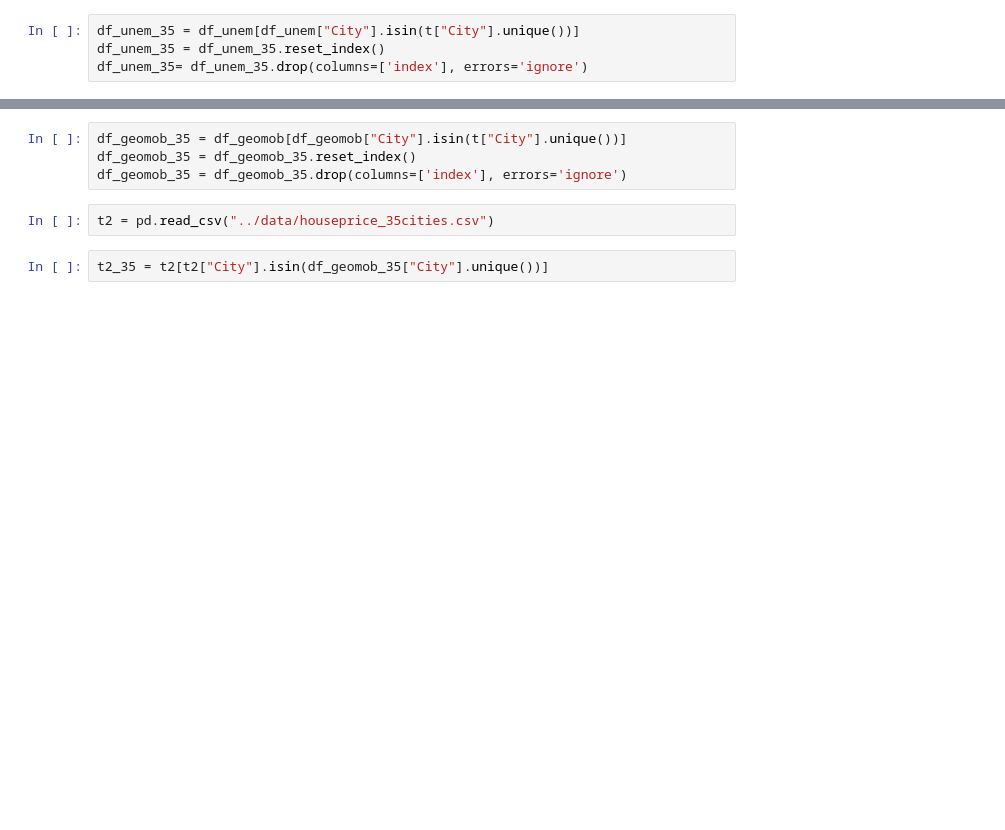
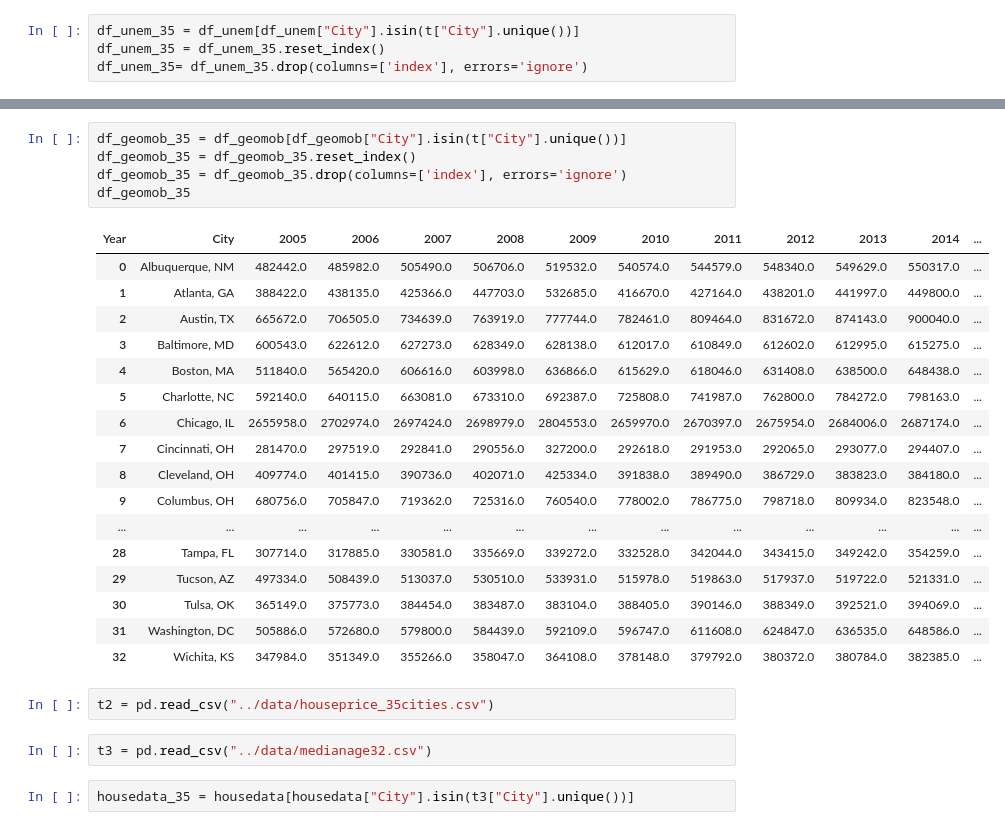
Before and after one commit to ArnavGupta22/PropertyPulse, a Jupyter notebook: djangoProject/djangoProject/DataProcessing/data_processing.ipynb, the cells around one changed output, grey strips where cells are left out. Cells and saved outputs as stored; diff of their text form; blank space fills up the shorter version.

Commit message:
Final data cleanup

```diff
--- a/djangoProject/djangoProject/DataProcessing/data_processing.ipynb
+++ b/djangoProject/djangoProject/DataProcessing/data_processing.ipynb
@@ -461,8 +518,29 @@ df_income_35= df_income_35.drop(columns=['index'], errors='ignore')
 # %%
 df_geomob_35 = df_geomob[df_geomob["City"].isin(t["City"].unique())]
 df_geomob_35 = df_geomob_35.reset_index()
 df_geomob_35 = df_geomob_35.drop(columns=['index'], errors='ignore')
+df_geomob_35
+# %% [output]
+| Year | City | 2005 | 2006 | 2007 | 2008 | 2009 | 2010 | 2011 | 2012 | 2013 | 2014 | ... |
+| 0 | Albuquerque, NM | 482442.0 | 485982.0 | 505490.0 | 506706.0 | 519532.0 | 540574.0 | 544579.0 | 548340.0 | 549629.0 | 550317.0 | ... |
+| 1 | Atlanta, GA | 388422.0 | 438135.0 | 425366.0 | 447703.0 | 532685.0 | 416670.0 | 427164.0 | 438201.0 | 441997.0 | 449800.0 | ... |
+| 2 | Austin, TX | 665672.0 | 706505.0 | 734639.0 | 763919.0 | 777744.0 | 782461.0 | 809464.0 | 831672.0 | 874143.0 | 900040.0 | ... |
+| 3 | Baltimore, MD | 600543.0 | 622612.0 | 627273.0 | 628349.0 | 628138.0 | 612017.0 | 610849.0 | 612602.0 | 612995.0 | 615275.0 | ... |
+| 4 | Boston, MA | 511840.0 | 565420.0 | 606616.0 | 603998.0 | 636866.0 | 615629.0 | 618046.0 | 631408.0 | 638500.0 | 648438.0 | ... |
+| 5 | Charlotte, NC | 592140.0 | 640115.0 | 663081.0 | 673310.0 | 692387.0 | 725808.0 | 741987.0 | 762800.0 | 784272.0 | 798163.0 | ... |
+| 6 | Chicago, IL | 2655958.0 | 2702974.0 | 2697424.0 | 2698979.0 | 2804553.0 | 2659970.0 | 2670397.0 | 2675954.0 | 2684006.0 | 2687174.0 | ... |
+| 7 | Cincinnati, OH | 281470.0 | 297519.0 | 292841.0 | 290556.0 | 327200.0 | 292618.0 | 291953.0 | 292065.0 | 293077.0 | 294407.0 | ... |
+| 8 | Cleveland, OH | 409774.0 | 401415.0 | 390736.0 | 402071.0 | 425334.0 | 391838.0 | 389490.0 | 386729.0 | 383823.0 | 384180.0 | ... |
+| 9 | Columbus, OH | 680756.0 | 705847.0 | 719362.0 | 725316.0 | 760540.0 | 778002.0 | 786775.0 | 798718.0 | 809934.0 | 823548.0 | ... |
+| ... | ... | ... | ... | ... | ... | ... | ... | ... | ... | ... | ... | ... |
+| 28 | Tampa, FL | 307714.0 | 317885.0 | 330581.0 | 335669.0 | 339272.0 | 332528.0 | 342044.0 | 343415.0 | 349242.0 | 354259.0 | ... |
+| 29 | Tucson, AZ | 497334.0 | 508439.0 | 513037.0 | 530510.0 | 533931.0 | 515978.0 | 519863.0 | 517937.0 | 519722.0 | 521331.0 | ... |
+| 30 | Tulsa, OK | 365149.0 | 375773.0 | 384454.0 | 383487.0 | 383104.0 | 388405.0 | 390146.0 | 388349.0 | 392521.0 | 394069.0 | ... |
+| 31 | Washington, DC | 505886.0 | 572680.0 | 579800.0 | 584439.0 | 592109.0 | 596747.0 | 611608.0 | 624847.0 | 636535.0 | 648586.0 | ... |
+| 32 | Wichita, KS | 347984.0 | 351349.0 | 355266.0 | 358047.0 | 364108.0 | 378148.0 | 379792.0 | 380372.0 | 380784.0 | 382385.0 | ... |
 # %%
 t2 = pd.read_csv("../data/houseprice_35cities.csv")
+# %%
+t3 = pd.read_csv("../data/medianage32.csv")
 # %%
-t2_35 = t2[t2["City"].isin(df_geomob_35["City"].unique())]
+housedata_35 = housedata[housedata["City"].isin(t3["City"].unique())]
```
Also changed, not shown: parts of 15 cells of this notebook, 27 other files.
